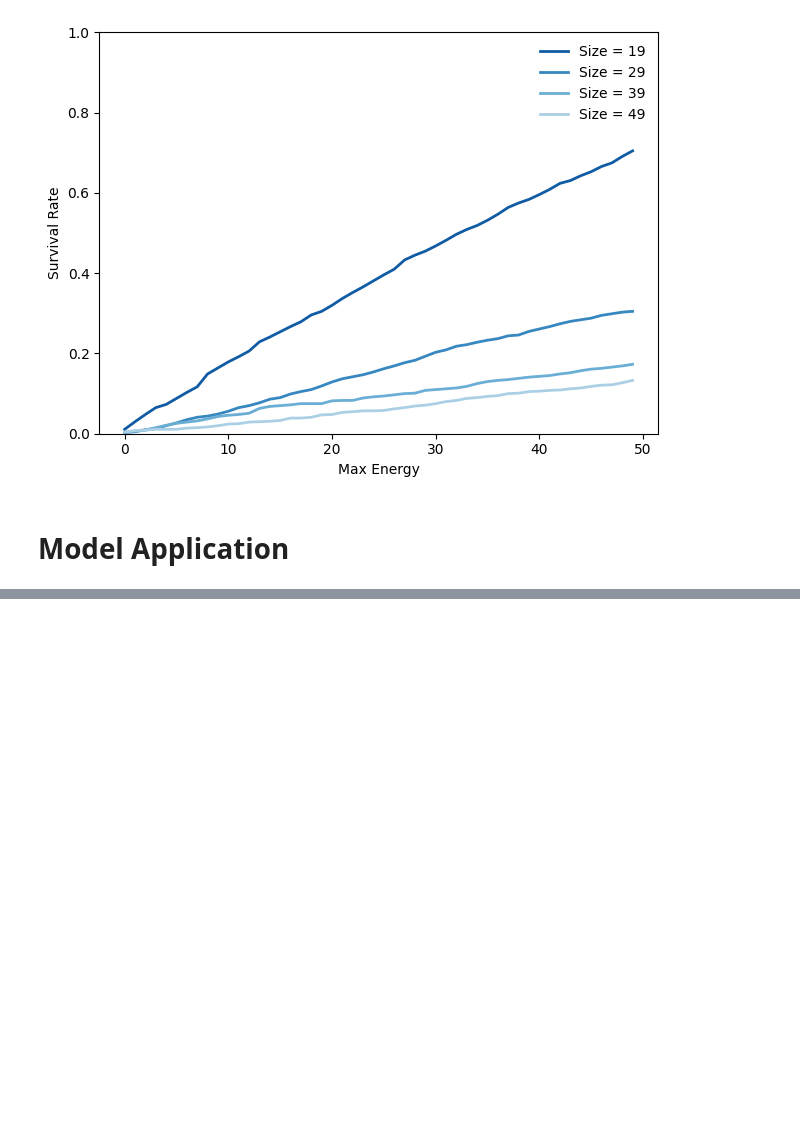
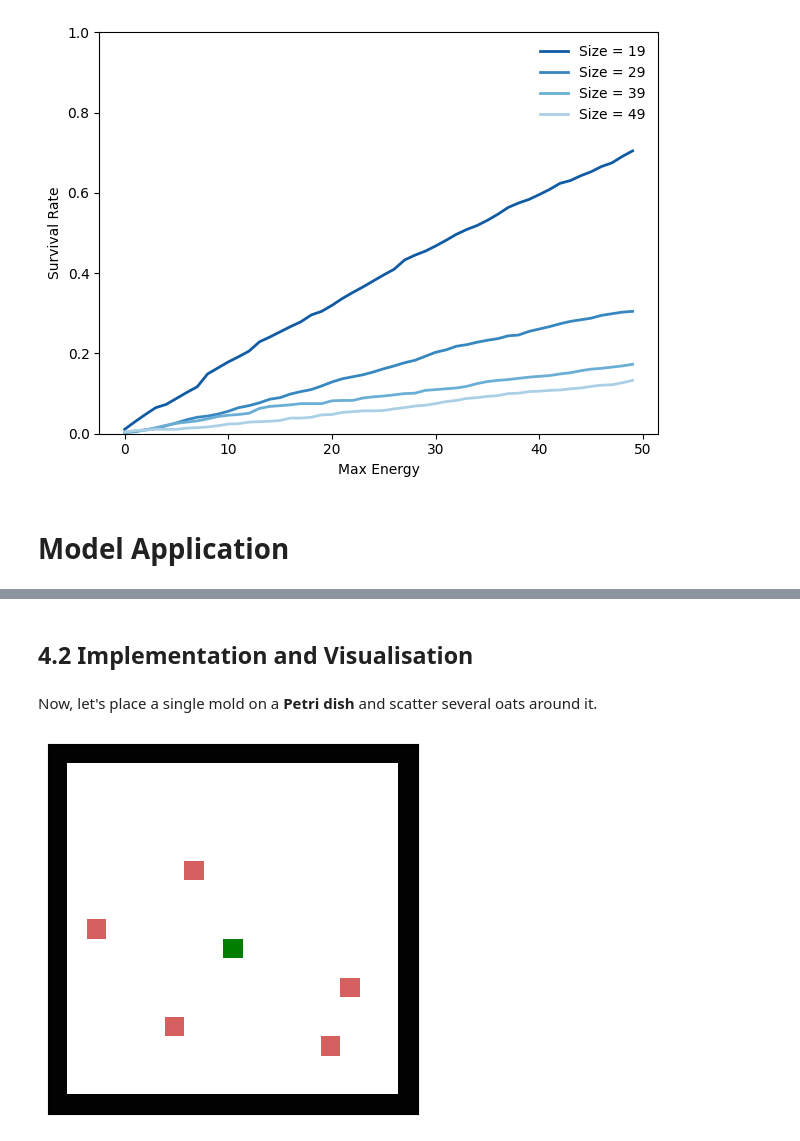
Before and after one commit to MengSunDom/CITS4403, a Jupyter notebook: CITS4403_29.ipynb, the cells around one changed output, grey strips where cells are left out. Drawn from its saved outputs; the diff is of its cells as text; code cells hidden in the pictures; blank space fills up the shorter version.

```diff
--- a/CITS4403_29.ipynb
+++ b/CITS4403_29.ipynb
@@ -132,7 +135,7 @@ class SlimeMoldForaging(Cell2D):
       self.queue = []                                           # BFS queue for mold foraging
       self.action = ""                                          # special text command
       self.path = []                                            # trace foraging path for mold retraction
-      self.found = []                                          # found oat flag
+      self.found = []                                           # oat found flags
       self.oat_path = []                                        # preserve oat path
 
   def place_item(self, item):
@@ -189,7 +192,7 @@ class SlimeMoldForaging(Cell2D):
 
       # Special command for steps visualization (still no developed)
       if "step" in self.action:
-          pass  # if you want to visualize step by step
+          pass  # placeholder for steps visualization future work
 
   def forage_step(self):
       """mold spreads using BFS with energy constraint"""
@@ -235,8 +238,8 @@ class SlimeMoldForaging(Cell2D):
         if (x, y) in self.oat_path:
           continue
 
-        if self.maze[y][x] == 4:
-          self.maze[y][x] = 0
+        if self.maze[y][x] == color_growth:
+          self.maze[y][x] = color_path
 
         if "step" in self.action:
           break
@@ -261,7 +264,7 @@ class SlimeMoldForaging(Cell2D):
       draw_array(getattr(self, nparray), **draw_params)
 
   def draw_with_energy(self, array=None, annotations=None):
-      """port annotate_ca_text(array, annotations) from CA lab2"""
+      """modified annotate_ca_text(array, annotations) from CA lab2"""
 
       if array is None:
         array = self.maze
@@ -459,3 +458,17 @@ Atsushi Tero's renowned experiment which published in the journal *Science* in 2
 The slime mold in this experiment ultimately drew a network on a wall-less Petri dish that closely resembles the Tokyo-area railway system
 
 <img src="https://s2.loli.net/2024/10/11/IYTs1VkcKjUBHom.png" alt="2.png"  />
+# %% [markdown]
+## 4.2 Implementation and Visualisation
+# %% [markdown]
+Now, let's place a single mold on a **Petri dish** and scatter several oats around it.
+# %%
+env2 = SlimeMoldForaging(height=19, width=19, max_energy=20, seed=36)    # seed = 36 is good for the shortest paths visualisation
+env2.action = "place_petri_dish"
+env2.step()
+env2.place_item("mold")
+for n in range(5):
+    env2.place_item("oat")
+env2.draw()
+# %% [output]
+[figure, added]
```
Also changed, not shown: parts of 12 cells of this notebook, 2 other files.
